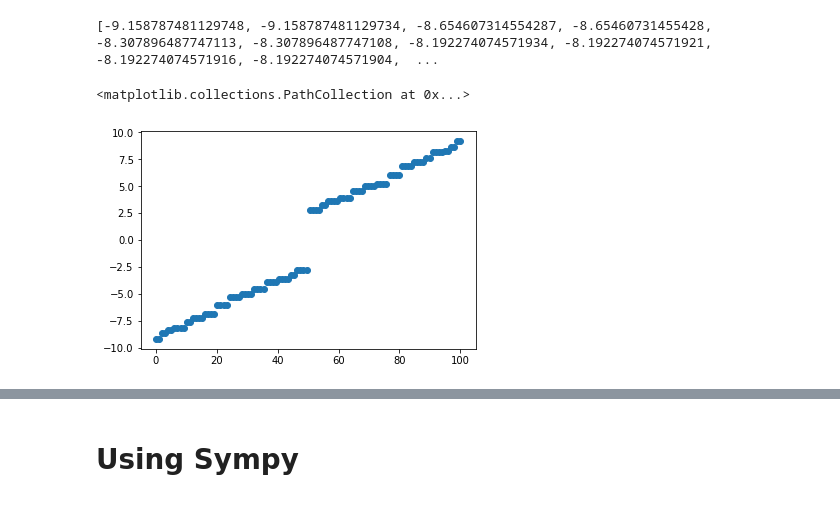
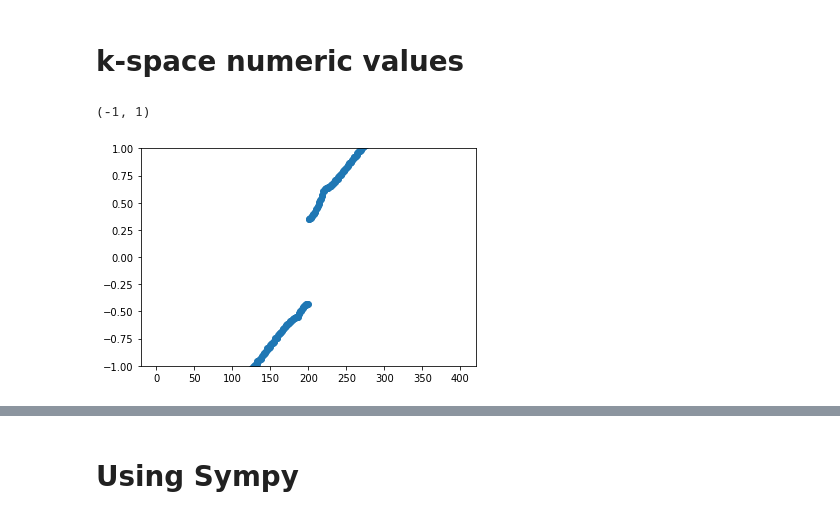
Before and after one commit to noah004/Graphene_Skyrmion, a Jupyter notebook: honeycomb_skymi/Graphene Skyrmion.ipynb, the cells around one changed output, grey strips where cells are left out. Saved outputs shown, nothing was run; the diff lists cells and outputs as text; code cells hidden in the pictures.

```diff
--- a/honeycomb_skymi/Graphene Skyrmion.ipynb
+++ b/honeycomb_skymi/Graphene Skyrmion.ipynb
@@ -62,0 +11,2 @@ def Hrh_du (lamda,x,y):
+# %% [markdown]
+# k-space numeric values
@@ -63,32 +54,40 @@ def Hrh_du (lamda,x,y):
 # %%
-points = 5
-pot, soc, tb, r = 0, 1, 1, 2
+points = 100
+a, pot, soc, tb, r = 1, 0.1, 0.05, 1, 0.06
 
 Ham = np.zeros((4,4))
-Energy = np.zeros((points*points,4))
-x = -m.pi
-y = -m.pi
+Energy = np.zeros((points,4))
+x = 0
+y = m.pi
 increment = 2*m.pi/points
-for i in range(points**2):
-    Ham = np.array([[Hsoc(soc,x,y)+Hpot(pot), Htb(tb,x,y), 0, Hr_ud(r,x,y)],
-                    [Htbh(tb,x,y), Hsocm(soc,x,y)-Hpot(pot), Hrh_ud(r,x,y), 0],
-                    [0, Hr_du(r,x,y), Hsoc(soc,x,y)+Hpot(pot), Htb(tb,x,y)],
-                    [Hrh_du(r,x,y), 0, Htbh(tb,x,y), Hsocm(soc,x,y)-Hpot(pot)]],     dtype = complex)
 
-    Energy[i] = np.linalg.eig(Ham)[0]
+im = complex(0,1)
+
+for i in range(points):
+    Ham = np.array([[Hsoc(soc,x,y,a)+Hpot(pot), 0, Htb1(tb,x,y,a)+im*Htb2(tb,x,y,a), -im*Hr1(r,x,y,a)-Hr2(r,x,y,a)-Hr3(r,x,y,a)+im*Hr4(r,x,y,a)],
+                    [0, Hpot(pot)-Hsoc(soc,x,y,a), -im*Hr1(r,x,y,a)+Hr2(r,x,y,a)-Hr3(r,x,y,a)-im*Hr4(r,x,y,a), Htb1(tb,x,y,a)+im*Htb2(tb,x,y,a)],
+                    [Htb1(tb,x,y,a)-im*Htb2(tb,x,y,a), im*Hr1(r,x,y,a)+Hr2(r,x,y,a)-Hr3(r,x,y,a)+im*Hr4(r,x,y,a), -Hsoc(soc,x,y,a)-Hpot(pot), 0],
+                    [im*Hr1(r,x,y,a)-Hr2(r,x,y,a)-Hr3(r,x,y,a)-im*Hr4(r,x,y,a), Htb1(tb,x,y,a)-im*Htb2(tb,x,y,a), 0, Hsoc(soc,x,y,a)-Hpot(pot)]],     dtype = complex)
+
+#Check is matrix is hermitian
+    if(((Ham.transpose().conjugate() == Ham).all())==False):
+        print("not symmetric")
+
+
+    Energy[i] = np.linalg.eigh(Ham)[0]
     x += increment
-    if x == m.pi:
-        x = -m.pi/2
-        y += increment
+ #   if x == m.pi:
+  #      x = -m.pi
+   #     #y += increment
 
 Energy1 = np.reshape(Energy,len(Energy)*len(Energy[0]))
 # %%
 Energy1 = sorted(Energy1)
-print(Energy1)
+Energy1 = np.multiply(Energy1,1/tb)
 X = np.linspace(0,len(Energy1),len(Energy1))
 plt.scatter(X,Energy1)
+plt.ylim(-1, 1)
 # %% [output]
-[-9.158787481129748, -9.158787481129734, -8.654607314554287, -8.65460731455428, -8.307896487747113, -8.307896487747108, -8.192274074571934, -8.192274074571921, -8.192274074571916, -8.192274074571904,  ...
+(-1, 1)
-<matplotlib.collections.PathCollection at 0x...>
-[figure, old version]
+[figure, new version]
 # %%
```
Also changed, not shown: parts of 20 cells of this notebook.
